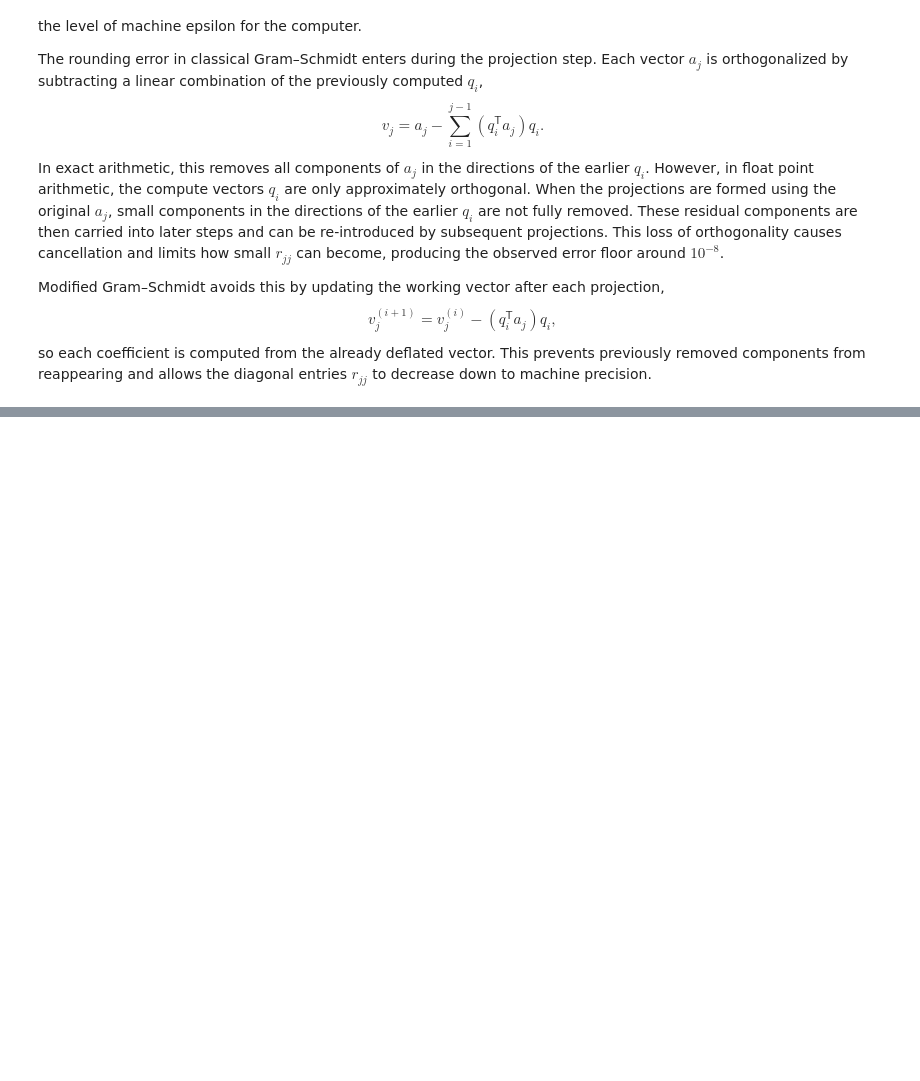
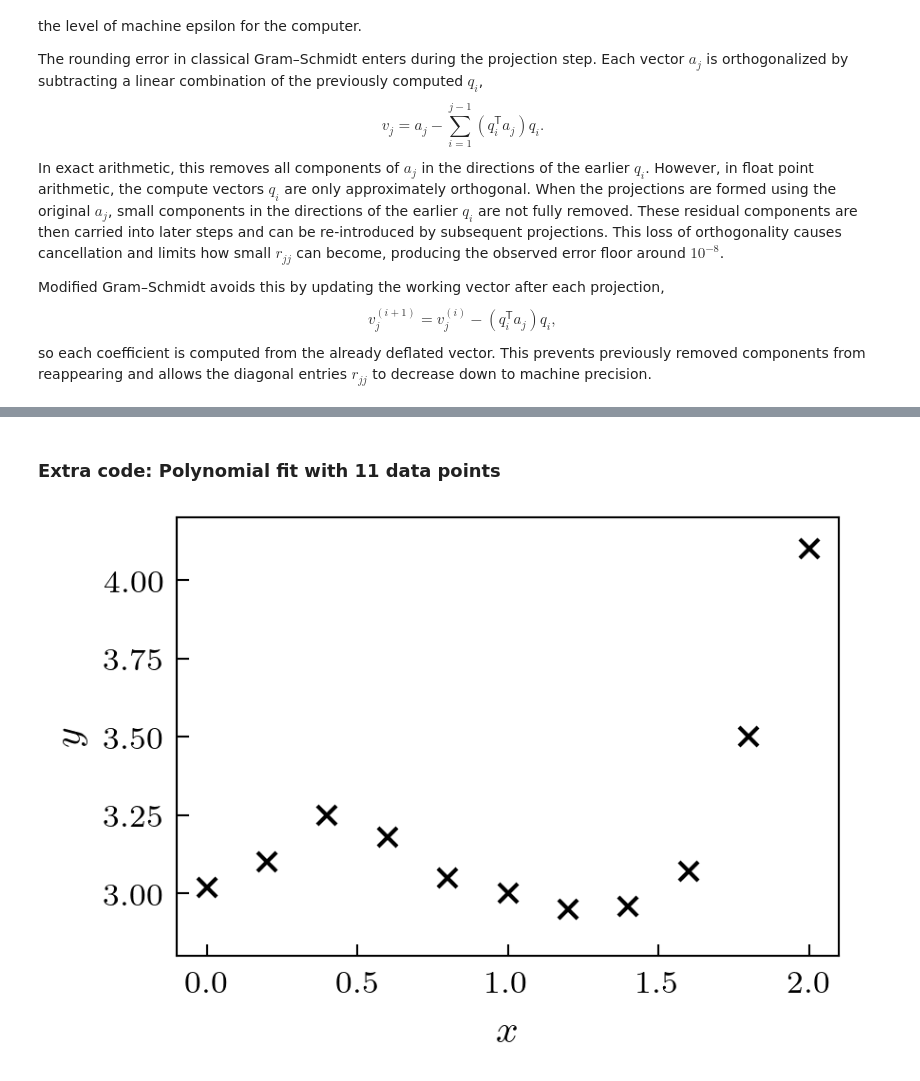
Before and after one commit to rycroft-group/math513, a Jupyter notebook: 2_qr+lstsq/2_qr+lstsq.ipynb, the cells around one changed output, grey strips where cells are left out. Cells and saved outputs as stored; diff of their text form; code cells hidden in the pictures; blank space fills up the shorter version.

```diff
--- a/2_qr+lstsq/2_qr+lstsq.ipynb
+++ b/2_qr+lstsq/2_qr+lstsq.ipynb
@@ -172,0 +244,27 @@ so each coefficient is computed from the already deflated vector. This prevents
+# %% [markdown]
+### Extra code: Polynomial fit with 11 data points
+# %%
+x = np.array([0. , 0.2, 0.4, 0.6, 0.8, 1. , 1.2, 1.4, 1.6, 1.8, 2. ])
+y = np.array([3.02, 3.1, 3.25, 3.18, 3.05, 3.0, 2.95, 2.96, 3.07, 3.5, 4.1])
+
+fig, ax = plt.subplots(1, 1, figsize=(3, 2), dpi=300)
+ax.plot(x, y, 'x', ms=5, color='k')
+
+xx = np.linspace(-0.1, 2.1, 100)
+yy = 3.0 + 1.31 * xx - 2.27 * xx**2 + 0.93 * xx**3
+# ax.plot(xx, yy, '-', color='tab:blue')
+
+ax.set_xlabel('$x$')
+ax.set_ylabel('$y$')
+
+ax.set_xlim(-0.1, 2.1)
+ax.set_ylim(2.8, 4.2)
+ax.tick_params(axis='both', which='major', labelsize=8)
+ax.tick_params(axis='both', which='minor', bottom=False, left=False)
+ax.tick_params(axis='both', which='both', right=False, top=False)
+
+# plt.savefig('results/poly_data.pdf', bbox_inches='tight', dpi=300)
+# plt.savefig('results/poly_fit.pdf', bbox_inches='tight', dpi=300)
+plt.show()
+# %% [output]
+[figure, added]
```
Also changed, not shown: parts of 23 cells of this notebook, 3 other files.
